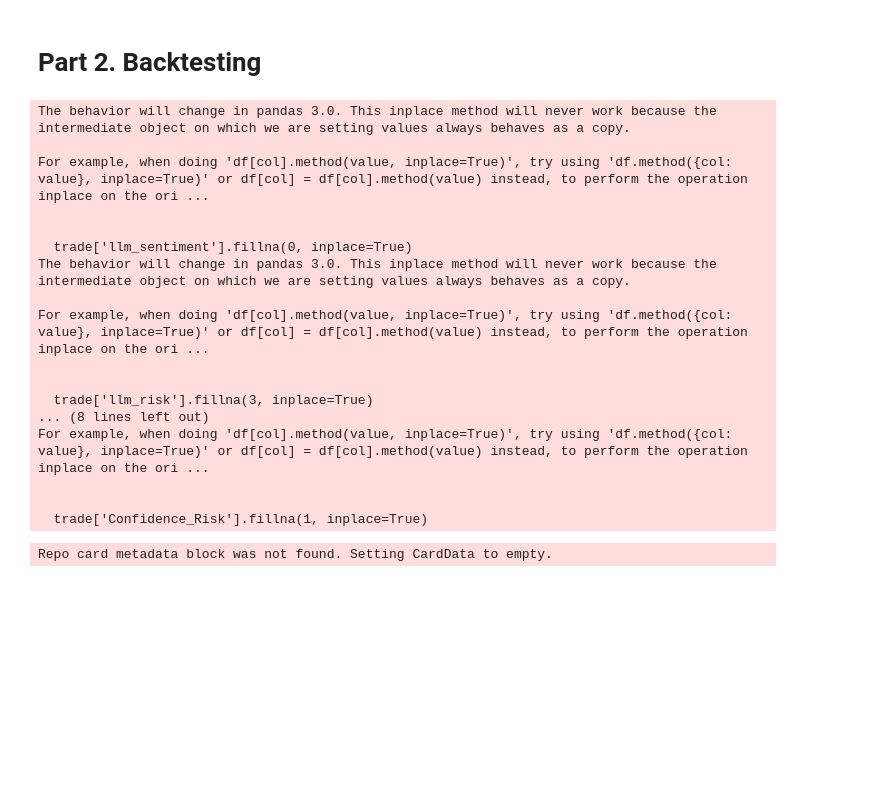
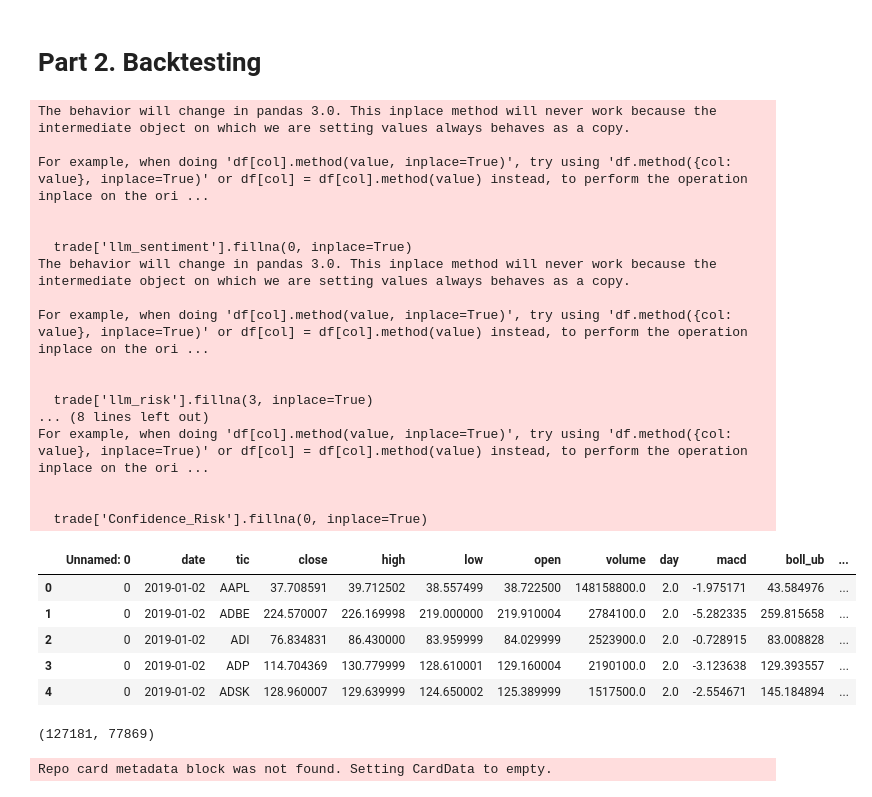
Before and after one commit to emranyat/FinRL_DeepSeek, a Jupyter notebook: FinRL_DeepSeek_backtest.ipynb, the cells around one changed output. Cells and saved outputs as stored; diff of their text form; code cells hidden in the pictures; blank space fills up the shorter version.

```diff
--- a/FinRL_DeepSeek_backtest.ipynb
+++ b/FinRL_DeepSeek_backtest.ipynb
@@ -125,9 +147,12 @@ from datasets import load_dataset
 # Part 2. Backtesting
 # %%
 # Read the dataset of trade data, emranyat
+import pandas as pd
+from datasets import load_dataset
 
 dataset = pd.read_csv('C:/Users/lenovo-pc/Documents/GitHub/FinRL_DeepSeek//Files/trade_data_deepseek_risk_2019_2023_trial.csv')
 trade = dataset.drop('Unnamed: 0',axis=1)
+#trade = dataset.drop('Unnamed: 0.1',axis=1)
 
 # Create a new index based on unique dates
 unique_dates = trade['date'].unique()
@@ -143,8 +168,8 @@ trade = trade.set_index('new_idx')
 #missing values with 0
 trade['llm_sentiment'].fillna(0, inplace=True)
 trade['llm_risk'].fillna(3, inplace=True)
-trade['Confidence_Sen'].fillna(1, inplace=True)
-trade['Confidence_Risk'].fillna(1, inplace=True)
+trade['Confidence_Sen'].fillna(0, inplace=True)
+trade['Confidence_Risk'].fillna(0, inplace=True)
 
 trade_llm_risk=trade
 
@@ -170,7 +195,24 @@ For example, when doing 'df[col].method(value, inplace=True)', try using 'df.met
 For example, when doing 'df[col].method(value, inplace=True)', try using 'df.method({col: value}, inplace=True)' or df[col] = df[col].method(value) instead, to perform the operation inplace on the ori ...
 
 
-  trade['Confidence_Risk'].fillna(1, inplace=True)
+  trade['Confidence_Risk'].fillna(0, inplace=True)
+# %%
+import pandas as pd
+traini = pd.read_csv('C:/Users/lenovo-pc/Documents/GitHub/FinRL_DeepSeek//train_data_2013_2018.csv')
+tradei = pd.read_csv('C:/Users/lenovo-pc/Documents/GitHub/FinRL_DeepSeek//trade_data_2019_2023.csv')
+tradei.head()
+# %% [output]
+|  | Unnamed: 0 | date | tic | close | high | low | open | volume | day | macd | boll_ub | ... |
+| 0 | 0 | 2019-01-02 | AAPL | 37.708591 | 39.712502 | 38.557499 | 38.722500 | 148158800.0 | 2.0 | -1.975171 | 43.584976 | ... |
+| 1 | 0 | 2019-01-02 | ADBE | 224.570007 | 226.169998 | 219.000000 | 219.910004 | 2784100.0 | 2.0 | -5.282335 | 259.815658 | ... |
+| 2 | 0 | 2019-01-02 | ADI | 76.834831 | 86.430000 | 83.959999 | 84.029999 | 2523900.0 | 2.0 | -0.728915 | 83.008828 | ... |
+| 3 | 0 | 2019-01-02 | ADP | 114.704369 | 130.779999 | 128.610001 | 129.160004 | 2190100.0 | 2.0 | -3.123638 | 129.393557 | ... |
+| 4 | 0 | 2019-01-02 | ADSK | 128.960007 | 129.639999 | 124.650002 | 125.389999 | 1517500.0 | 2.0 | -2.554671 | 145.184894 | ... |
+# %%
+dfdf = pd.read_csv('C:/Users/lenovo-pc/Documents/GitHub/FinRL_DeepSeek/combined_risk_df.csv')
+len(dfdf), dfdf['Risk'].notna().sum()
+# %% [output]
+(127181, 77869)
 # %%
 dataset = load_dataset("benstaf/nasdaq_2013_2023", data_files='trade_data_deepseek_risk_2019_2023.csv')
 
```
Also changed, not shown: parts of 14 cells of this notebook, 16 other files.
